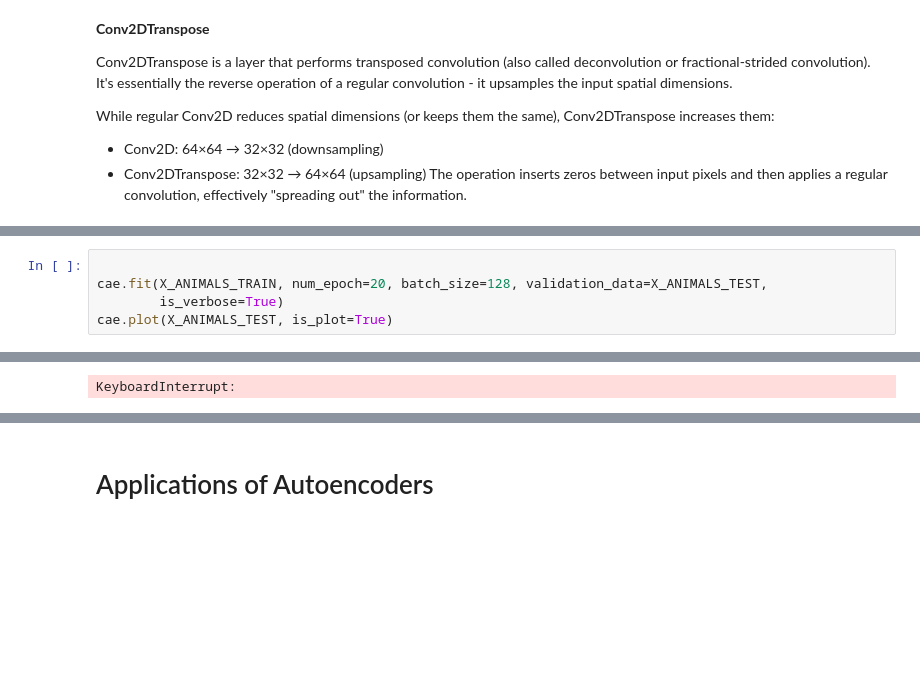
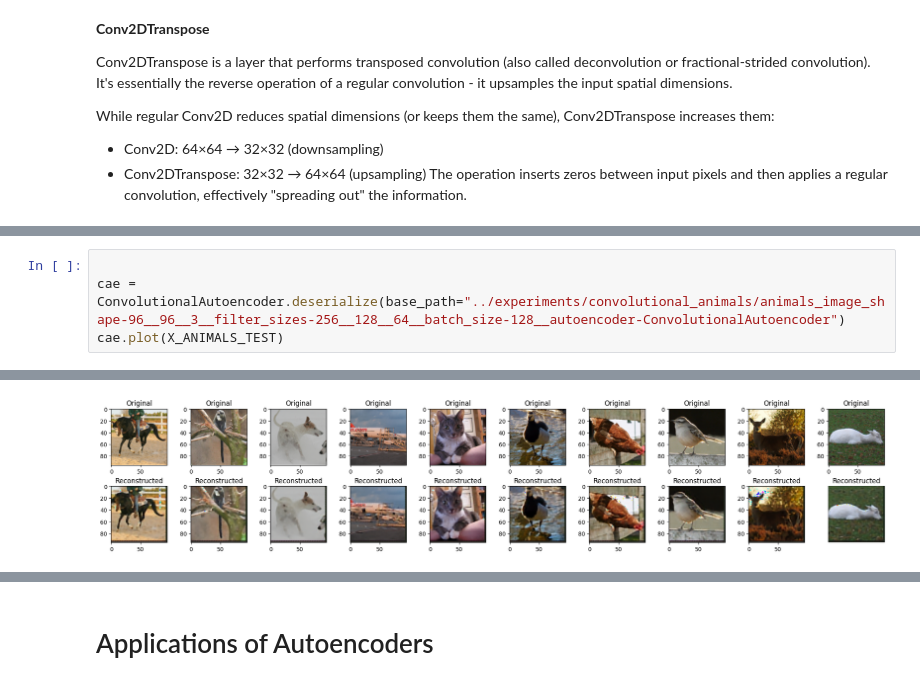
Before and after one commit to joseph-hellerstein/pixel_proficiency, a Jupyter notebook: notebooks/Pixel_Proficiency_4_self-supervised-autoencoders.ipynb, the cells around one changed output, grey strips where cells are left out. Drawn from its saved outputs; the diff is of its cells as text; blank space fills up the shorter version.

```diff
--- a/notebooks/Pixel_Proficiency_4_self-supervised-autoencoders.ipynb
+++ b/notebooks/Pixel_Proficiency_4_self-supervised-autoencoders.ipynb
@@ -603,6 +634,5 @@ The operation inserts zeros between input pixels and then applies a regular conv
 # %%
 
-cae.fit(X_ANIMALS_TRAIN, num_epoch=20, batch_size=128, validation_data=X_ANIMALS_TEST,
-        is_verbose=True)
-cae.plot(X_ANIMALS_TEST, is_plot=True)
+cae = ConvolutionalAutoencoder.deserialize(base_path="../experiments/convolutional_animals/animals_image_shape-96__96__3__filter_sizes-256__128__64__batch_size-128__autoencoder-ConvolutionalAutoencoder")
+cae.plot(X_ANIMALS_TEST)
 # %% [output]
@@ -611 +640 @@ Epoch 1/20
-KeyboardInterrupt:
+[figure, added]
```
Also changed, not shown: parts of 11 cells of this notebook, 2 other files.
